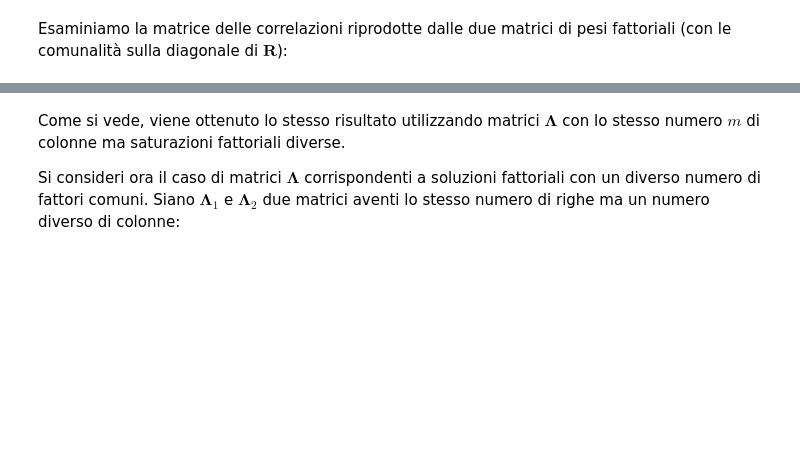
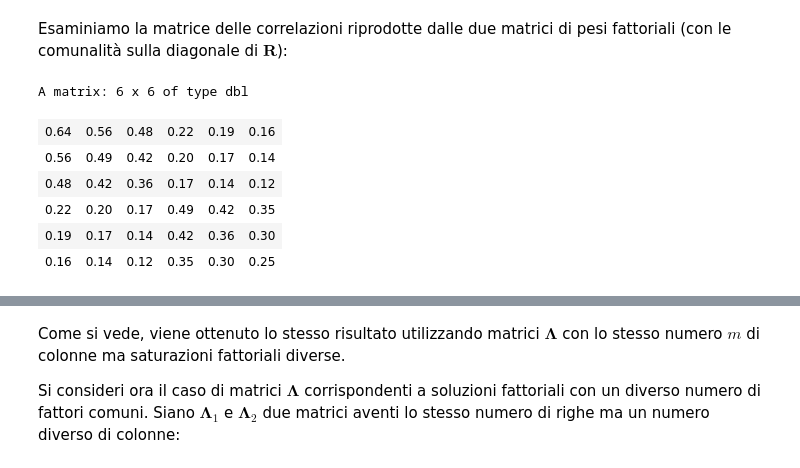
Before and after one commit to ccaudek/psy_test, a Jupyter notebook: _build/jupyter_execute/_psychometric_methods/04_rotazione.ipynb, the cells around one changed output, grey strips where cells are left out. Drawn from its saved outputs; the diff is of its cells as text; code cells hidden in the pictures; blank space fills up the shorter version.

```diff
--- a/_build/jupyter_execute/_psychometric_methods/04_rotazione.ipynb
+++ b/_build/jupyter_execute/_psychometric_methods/04_rotazione.ipynb
@@ -60,5 +56,13 @@ l2 <- matrix(
 Esaminiamo la matrice delle correlazioni riprodotte dalle due matrici di
 pesi fattoriali (con le comunalità sulla diagonale di $\boldsymbol{R}$):
 # %%
-l1 %*% t(l1)
+l1 %*% t(l1) |> round(2)
+# %% [output]
+A matrix: 6 x 6 of type dbl
+| 0.64 | 0.56 | 0.48 | 0.22 | 0.19 | 0.16 |
+| 0.56 | 0.49 | 0.42 | 0.20 | 0.17 | 0.14 |
+| 0.48 | 0.42 | 0.36 | 0.17 | 0.14 | 0.12 |
+| 0.22 | 0.20 | 0.17 | 0.49 | 0.42 | 0.35 |
+| 0.19 | 0.17 | 0.14 | 0.42 | 0.36 | 0.30 |
+| 0.16 | 0.14 | 0.12 | 0.35 | 0.30 | 0.25 |
 # %%
```
Also changed, not shown: parts of 16 cells of this notebook, 37 other files.
